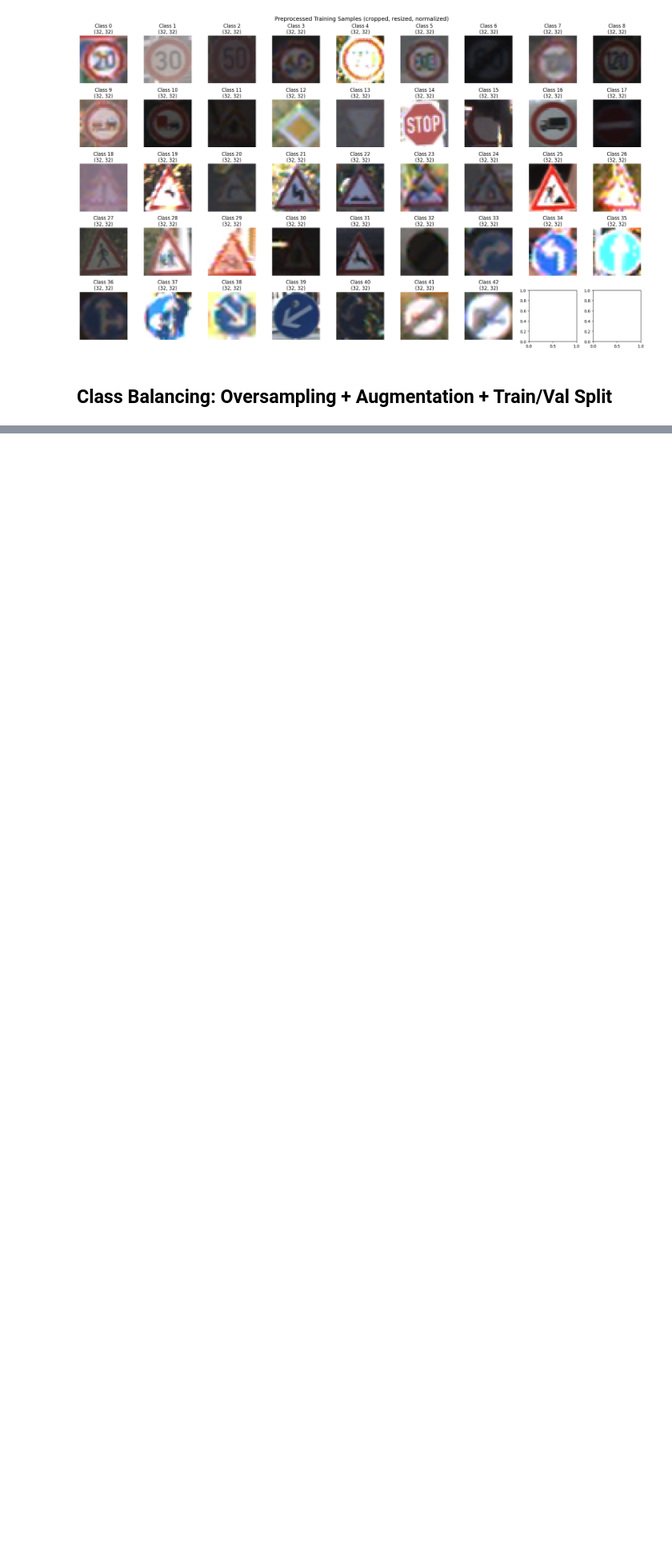
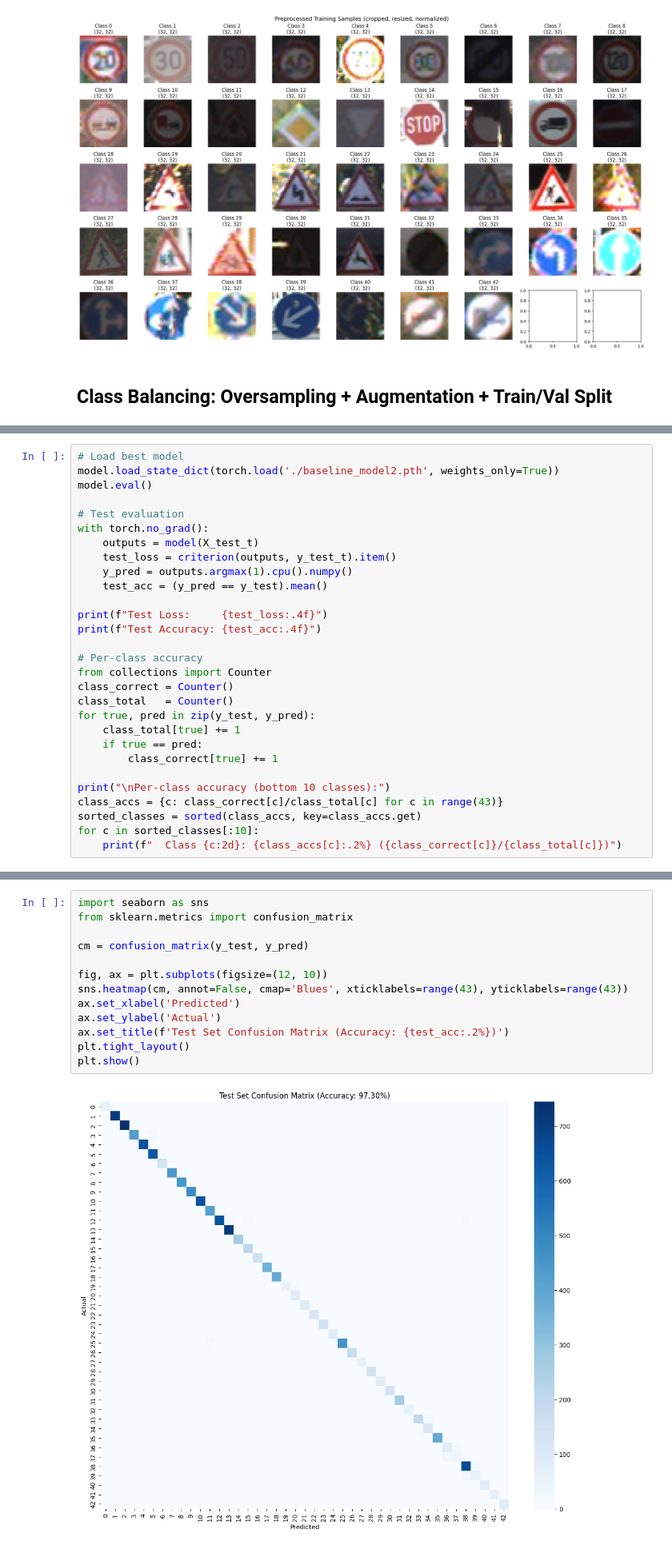
Before and after one commit to krstff/unica_GTSRB_project, a Jupyter notebook: notebook.ipynb, the cells around one changed output, grey strips where cells are left out. Shown at 80% size. Drawn from its saved outputs; the diff is of its cells as text; blank space fills up the shorter version.

Commit message:
baseline model

```diff
--- a/notebook.ipynb
+++ b/notebook.ipynb
@@ -446,0 +676,29 @@ plt.show()
+# %%
+# Load best model
+model.load_state_dict(torch.load('./baseline_model2.pth', weights_only=True))
+model.eval()
+
+# Test evaluation
+with torch.no_grad():
+    outputs = model(X_test_t)
+    test_loss = criterion(outputs, y_test_t).item()
+    y_pred = outputs.argmax(1).cpu().numpy()
+    test_acc = (y_pred == y_test).mean()
+
+print(f"Test Loss:     {test_loss:.4f}")
+print(f"Test Accuracy: {test_acc:.4f}")
+
+# Per-class accuracy
+from collections import Counter
+class_correct = Counter()
+class_total   = Counter()
+for true, pred in zip(y_test, y_pred):
+    class_total[true] += 1
+    if true == pred:
+        class_correct[true] += 1
+
+print("\nPer-class accuracy (bottom 10 classes):")
+class_accs = {c: class_correct[c]/class_total[c] for c in range(43)}
+sorted_classes = sorted(class_accs, key=class_accs.get)
+for c in sorted_classes[:10]:
+    print(f"  Class {c:2d}: {class_accs[c]:.2%} ({class_correct[c]}/{class_total[c]})")
@@ -446,0 +720,15 @@ plt.show()
+# %%
+import seaborn as sns
+from sklearn.metrics import confusion_matrix
+
+cm = confusion_matrix(y_test, y_pred)
+
+fig, ax = plt.subplots(figsize=(12, 10))
+sns.heatmap(cm, annot=False, cmap='Blues', xticklabels=range(43), yticklabels=range(43))
+ax.set_xlabel('Predicted')
+ax.set_ylabel('Actual')
+ax.set_title(f'Test Set Confusion Matrix (Accuracy: {test_acc:.2%})')
+plt.tight_layout()
+plt.show()
+# %% [output]
+[figure, added]
```
Also changed, not shown: parts of 10 cells of this notebook.
